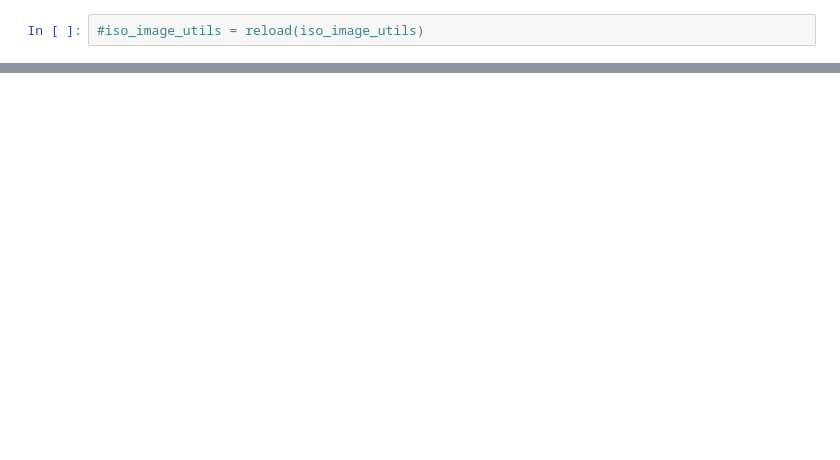
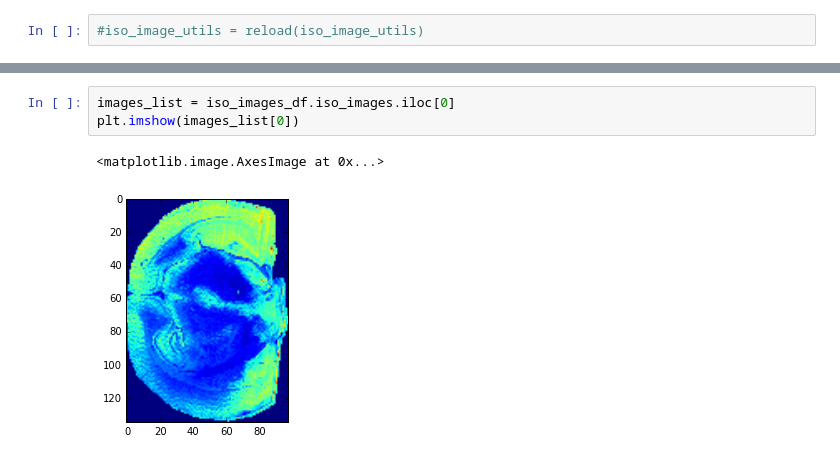
Before and after one commit to metaspace2020/metaspace, a Jupyter notebook: metaspace/python-client/example/iso_img_retrieval.ipynb, the cells around one changed output, grey strips where cells are left out. Cells and saved outputs as stored; diff of their text form; blank space fills up the shorter version.

```diff
--- a/metaspace/python-client/example/iso_img_retrieval.ipynb
+++ b/metaspace/python-client/example/iso_img_retrieval.ipynb
@@ -49 +31,7 @@ images[:2]
+# %%
+images_list = iso_images_df.iso_images.iloc[0]
+plt.imshow(images_list[0])
+# %% [output]
+<matplotlib.image.AxesImage at 0x...>
+[figure, added]
 # %%
```
Also changed, not shown: parts of 11 cells of this notebook, 1 other file.
